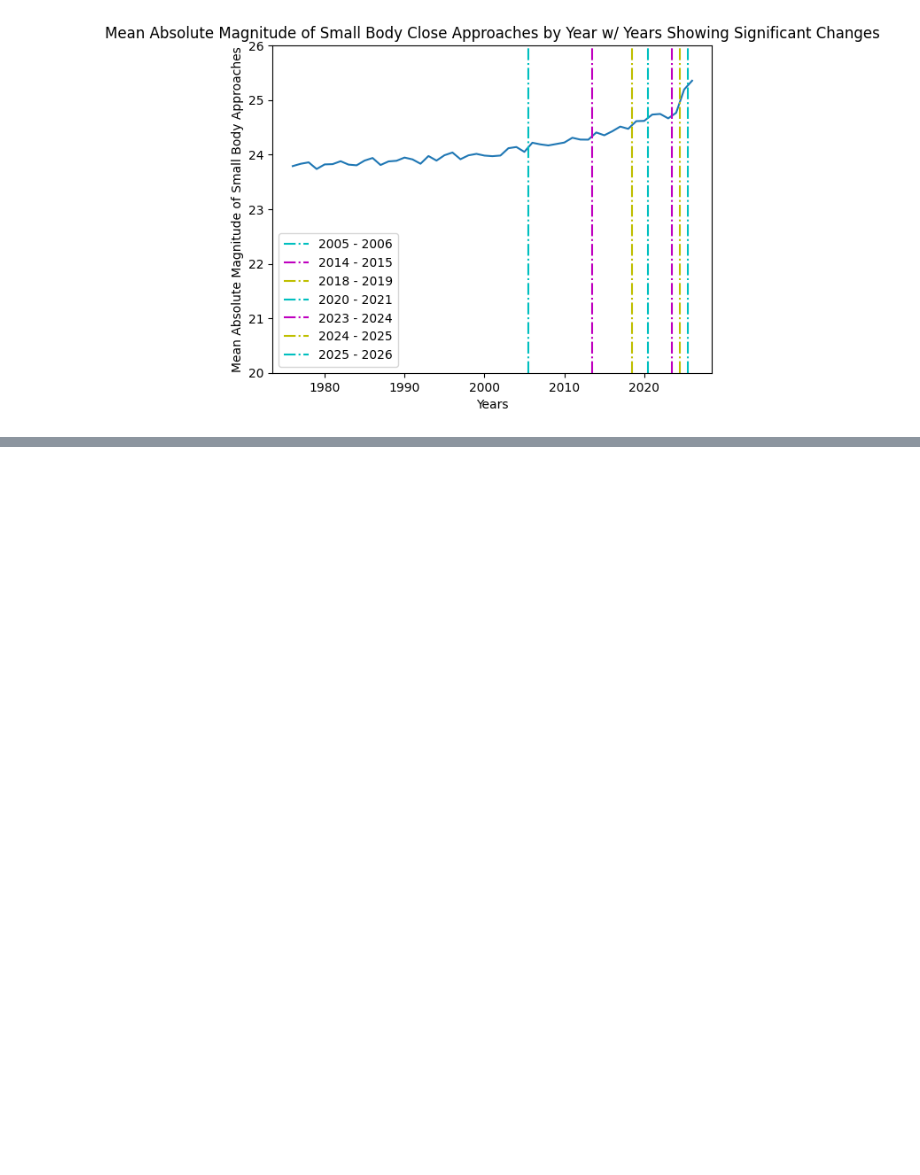
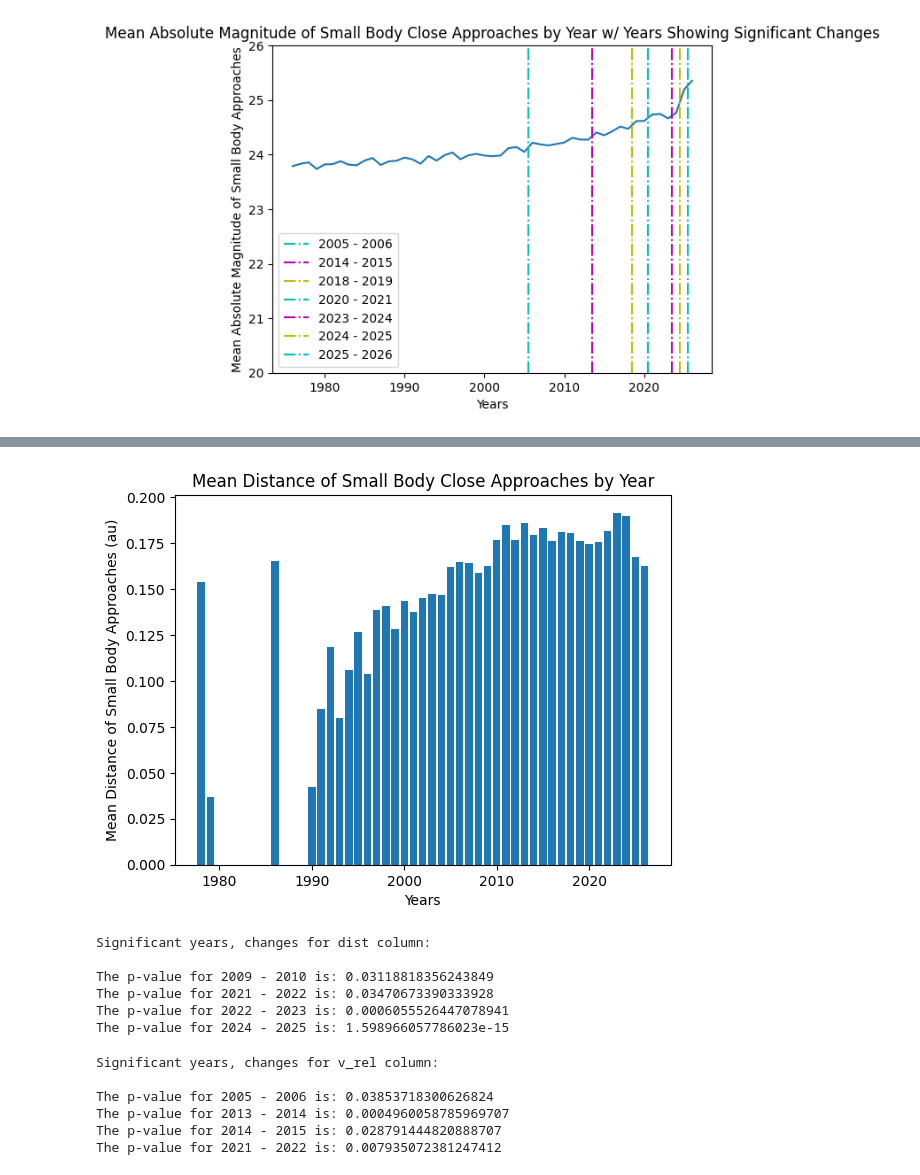
Before and after one commit to benteMarij/DSRP-Small-Body-Close-Approaches-BMdZ, a Jupyter notebook: BMdZ_DSRP_Colab_Small_Body_Close_Approaches.ipynb, the cells around one changed output, grey strips where cells are left out. Saved outputs shown, nothing was run; the diff lists cells and outputs as text; code cells hidden in the pictures; blank space fills up the shorter version.

```diff
--- a/BMdZ_DSRP_Colab_Small_Body_Close_Approaches.ipynb
+++ b/BMdZ_DSRP_Colab_Small_Body_Close_Approaches.ipynb
@@ -613,0 +716,58 @@ plt.show()
+# %%
+yrs = dfFiltered['year'].unique()
+yearDist = []
+for group in yrs:
+  yearDist.append(((dfFiltered[dfFiltered['year'] == group])['dist']).mean())
+
+plt.bar(yrs, yearDist)
+plt.title('Mean Distance of Small Body Close Approaches by Year')
+plt.xlabel('Years')
+plt.ylabel('Mean Distance of Small Body Approaches (au)')
+
+plt.show()
+# %% [output]
+[figure, added]
+# %%
+print('Significant years, changes for dist column: \n')
+
+index = 0
+startNum = dfFiltered.loc[0, 'year']
+while index < (dfFiltered['year'].max()):
+  yr1 = index + startNum
+  yr2 = index + 1 + startNum
+  grp1 = dfFiltered.loc[dfFiltered['year'] == yr1, 'dist']
+  grp2 = dfFiltered.loc[dfFiltered['year'] == yr2, 'dist']
+  if((len(grp1) >= 2) & (len(grp2) >= 2)):
+    t_stat, p_val = stats.ttest_ind(grp1, grp2)
+    if (p_val < .05):
+      print('The p-value for', yr1, '-', yr2,'is:', p_val)
+  index = index + 1
+# %% [output]
+Significant years, changes for dist column:
+
+The p-value for 2009 - 2010 is: 0.03118818356243849
+The p-value for 2021 - 2022 is: 0.03470673390333928
+The p-value for 2022 - 2023 is: 0.0006055526447078941
+The p-value for 2024 - 2025 is: 1.598966057786023e-15
+# %%
+print('Significant years, changes for v_rel column: \n')
+
+index = 0
+startNum = dfFiltered.loc[0, 'year']
+while index < (dfFiltered['year'].max()):
+  yr1 = index + startNum
+  yr2 = index + 1 + startNum
+  grp1 = dfFiltered.loc[dfFiltered['year'] == yr1, 'v_rel']
+  grp2 = dfFiltered.loc[dfFiltered['year'] == yr2, 'v_rel']
+  if((len(grp1) >= 2) & (len(grp2) >= 2)):
+    t_stat, p_val = stats.ttest_ind(grp1, grp2)
+    if (p_val < .05):
+      print('The p-value for', yr1, '-', yr2,'is:', p_val)
+  index = index + 1
+# %% [output]
+Significant years, changes for v_rel column:
+
+The p-value for 2005 - 2006 is: 0.03853718300626824
+The p-value for 2013 - 2014 is: 0.0004960058785969707
+The p-value for 2014 - 2015 is: 0.028791444820888707
+The p-value for 2021 - 2022 is: 0.007935072381247412
```
Also changed, not shown: parts of 10 cells of this notebook.
